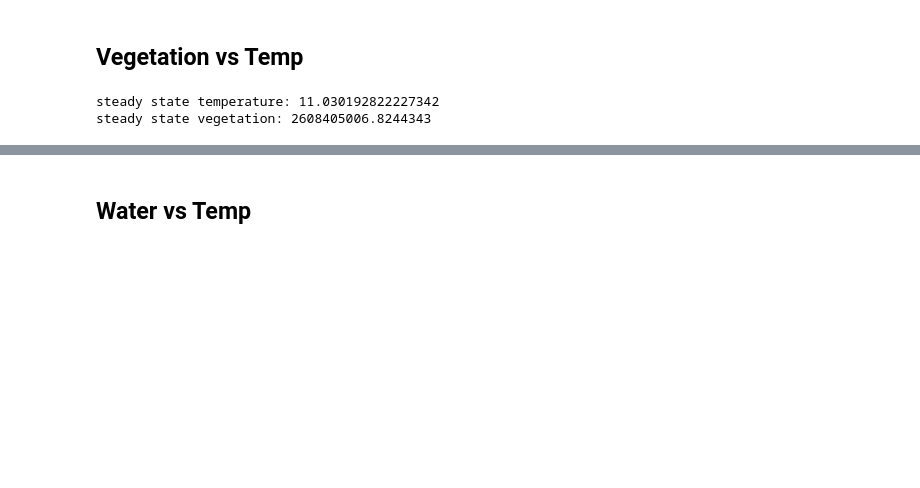
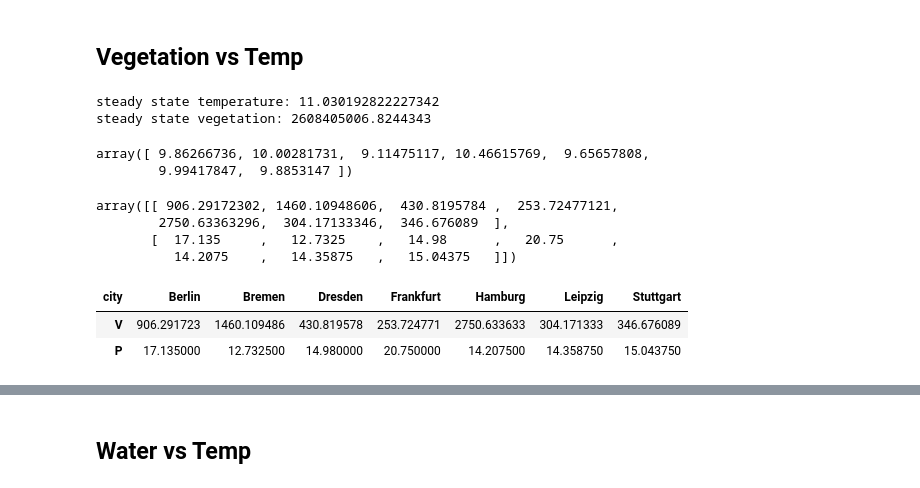
Before and after one commit to Max10-afk/comp_ecology, a Jupyter notebook: scripts/plotting.ipynb, the cells around one changed output, grey strips where cells are left out. Saved outputs shown, nothing was run; the diff lists cells and outputs as text; code cells hidden in the pictures; blank space fills up the shorter version.

```diff
--- a/scripts/plotting.ipynb
+++ b/scripts/plotting.ipynb
@@ -46,3 +47,21 @@ print("steady state vegetation:", (h*p) / (c*s))
 # %% [output]
 steady state temperature: 11.030192822227342
 steady state vegetation: 2608405006.8244343
+# %%
+np.array(data["T"])
+# %% [output]
+array([ 9.86266736, 10.00281731,  9.11475117, 10.46615769,  9.65657808,
+        9.99417847,  9.8853147 ])
+# %%
+data.loc[:,["V", "P"]].T.to_numpy()
+# %% [output]
+array([[ 906.29172302, 1460.10948606,  430.8195784 ,  253.72477121,
+        2750.63363296,  304.17133346,  346.676089  ],
+       [  17.135     ,   12.7325    ,   14.98      ,   20.75      ,
+          14.2075    ,   14.35875   ,   15.04375   ]])
+# %%
+data.loc[:,["V", "P"]].T
+# %% [output]
+| city | Berlin | Bremen | Dresden | Frankfurt | Hamburg | Leipzig | Stuttgart |
+| V | 906.291723 | 1460.109486 | 430.819578 | 253.724771 | 2750.633633 | 304.171333 | 346.676089 |
+| P | 17.135000 | 12.732500 | 14.980000 | 20.750000 | 14.207500 | 14.358750 | 15.043750 |
```
Also changed, not shown: parts of 13 cells of this notebook.
